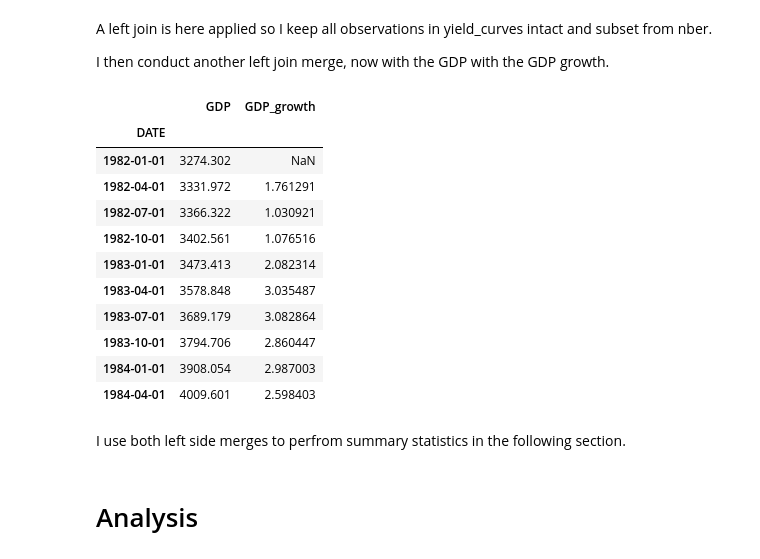
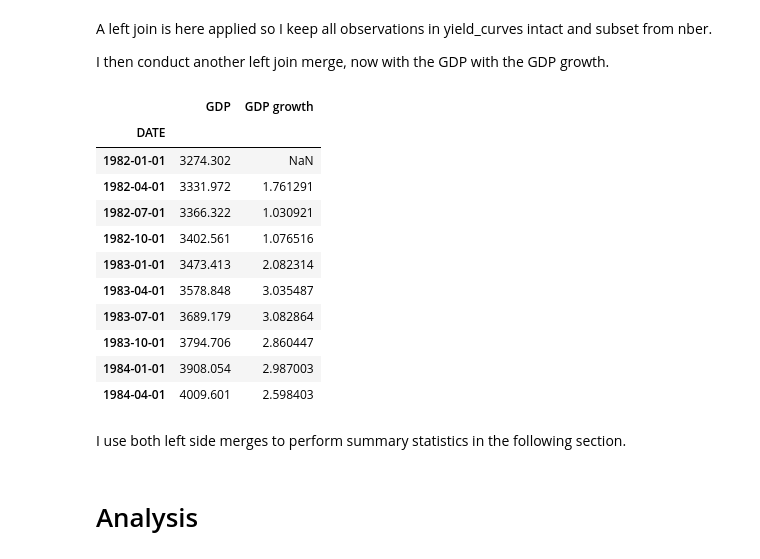
Before and after one commit to NumEconCopenhagen/projects-2023-c, a Jupyter notebook: dataproject/dataproject.ipynb, the cells around one changed output. Cells and saved outputs as stored; diff of their text form; code cells hidden in the pictures.

```diff
--- a/dataproject/dataproject.ipynb
+++ b/dataproject/dataproject.ipynb
@@ -97,14 +97,14 @@ I then conduct another left join merge, now with the GDP with the GDP growth.
 # %%
 # Defining GDP growth
 gdp_g = gdp.pct_change()*100
 
 # Merging the datasets
 merge2 = pd.merge(gdp, gdp_g, how='left', on=['DATE'])
-merge2 = merge2.rename(columns={'GDP_x': 'GDP', 'GDP_y': 'GDP_growth'})
+merge2 = merge2.rename(columns={'GDP_x': 'GDP', 'GDP_y': 'GDP growth'})
 
 merge2.head(10)
 # %% [output]
-|  | GDP | GDP_growth |
+|  | GDP | GDP growth |
 | DATE |  |  |
 | 1982-01-01 | 3274.302 | NaN |
 | 1982-04-01 | 3331.972 | 1.761291 |
@@ -117,7 +117,7 @@ merge2.head(10)
 | 1984-01-01 | 3908.054 | 2.987003 |
 | 1984-04-01 | 4009.601 | 2.598403 |
 # %% [markdown]
-I use both left side merges to perfrom summary statistics in the following section.
+I use both left side merges to perform summary statistics in the following section.
 # %% [markdown]
 # Analysis
 # %% [markdown]
```
Also changed, not shown: parts of 1 cell of this notebook, 1 other file.
